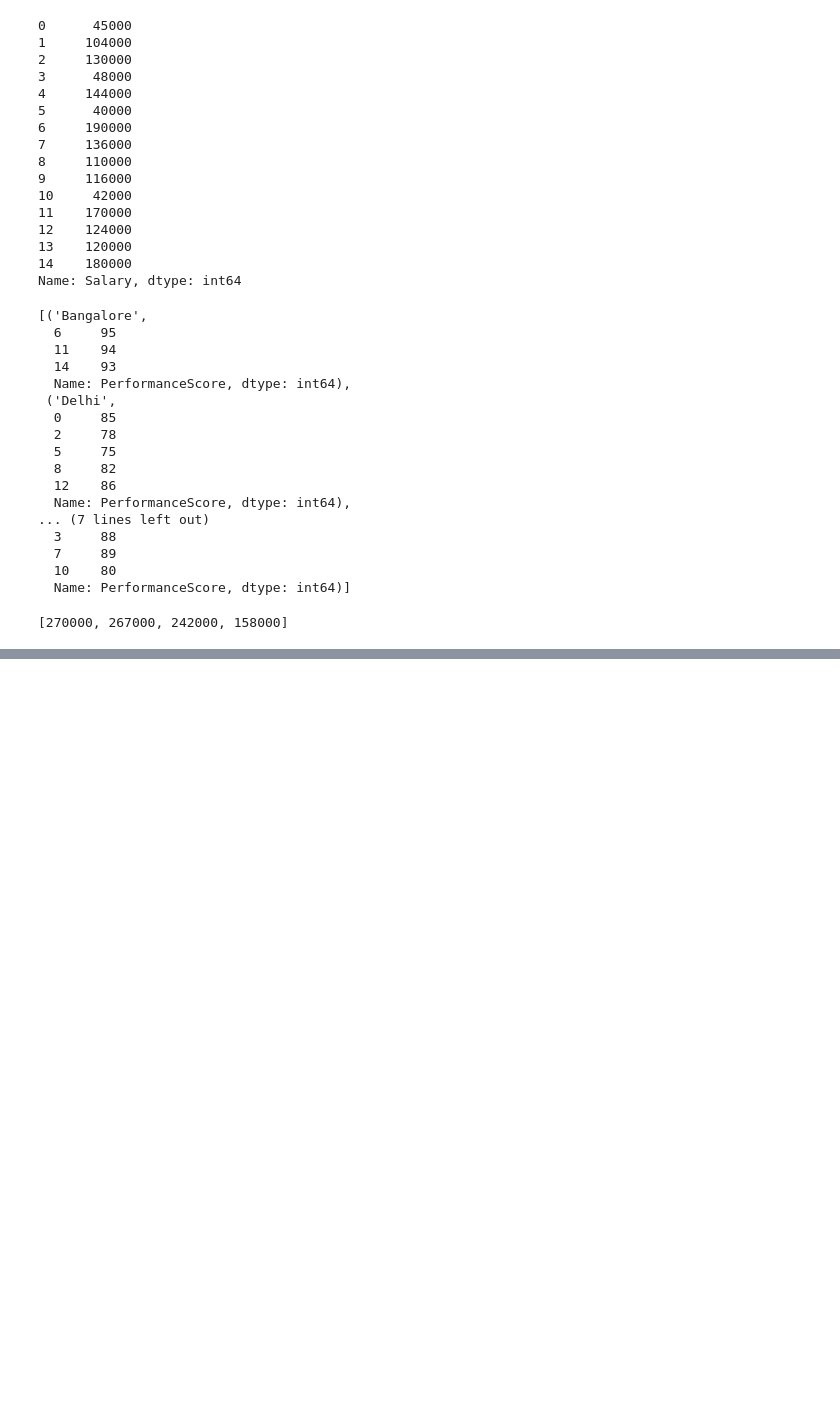
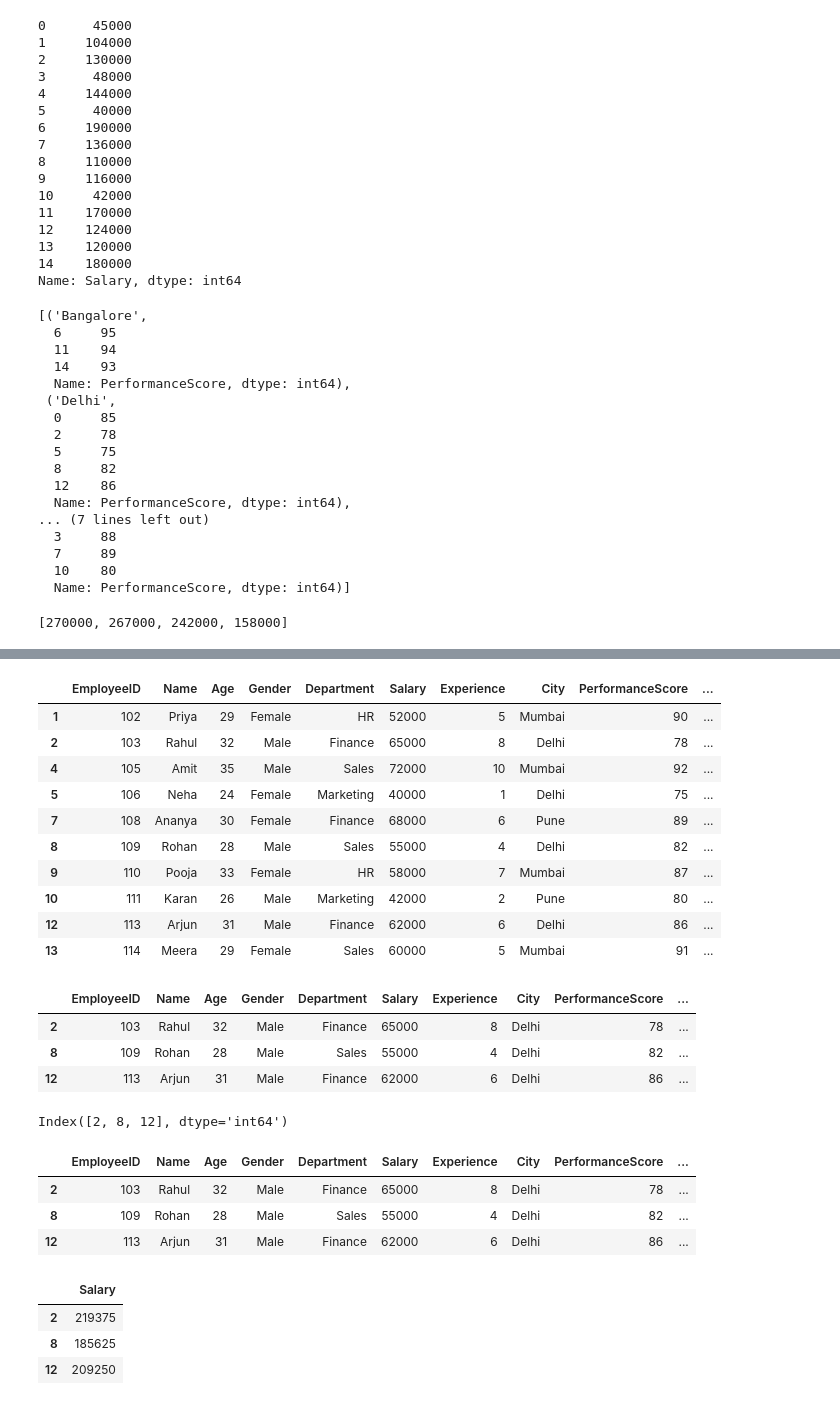
Before and after one commit to Mee-SUJAL/Employee-data-analysis, a Jupyter notebook: Employee_insights_citywise.ipynb, the cells around one changed output, grey strips where cells are left out. Drawn from its saved outputs; the diff is of its cells as text; code cells hidden in the pictures; blank space fills up the shorter version.

```diff
--- a/Employee_insights_citywise.ipynb
+++ b/Employee_insights_citywise.ipynb
@@ -594,0 +578,2 @@ list(df.groupby('City')['Salary'].agg('sum'))
+# %%
+df=pd.read_csv('Employee.csv')
@@ -594,0 +719,3 @@ list(df.groupby('City')['Salary'].agg('sum'))
+# %%
+df=df.groupby(['Department']).filter(lambda data:data['Salary'].mean()<=60000)
+df
@@ -594,0 +770,14 @@ list(df.groupby('City')['Salary'].agg('sum'))
+# %%
+dept
+# %% [output]
+|  | EmployeeID | Name | Age | Gender | Department | Salary | Experience | City | PerformanceScore | ... |
+| 1 | 102 | Priya | 29 | Female | HR | 52000 | 5 | Mumbai | 90 | ... |
+| 2 | 103 | Rahul | 32 | Male | Finance | 65000 | 8 | Delhi | 78 | ... |
+| 4 | 105 | Amit | 35 | Male | Sales | 72000 | 10 | Mumbai | 92 | ... |
+| 5 | 106 | Neha | 24 | Female | Marketing | 40000 | 1 | Delhi | 75 | ... |
+| 7 | 108 | Ananya | 30 | Female | Finance | 68000 | 6 | Pune | 89 | ... |
+| 8 | 109 | Rohan | 28 | Male | Sales | 55000 | 4 | Delhi | 82 | ... |
+| 9 | 110 | Pooja | 33 | Female | HR | 58000 | 7 | Mumbai | 87 | ... |
+| 10 | 111 | Karan | 26 | Male | Marketing | 42000 | 2 | Pune | 80 | ... |
+| 12 | 113 | Arjun | 31 | Male | Finance | 62000 | 6 | Delhi | 86 | ... |
+| 13 | 114 | Meera | 29 | Female | Sales | 60000 | 5 | Mumbai | 91 | ... |
@@ -594,0 +786,7 @@ list(df.groupby('City')['Salary'].agg('sum'))
+# %%
+increase
+# %% [output]
+|  | EmployeeID | Name | Age | Gender | Department | Salary | Experience | City | PerformanceScore | ... |
+| 2 | 103 | Rahul | 32 | Male | Finance | 65000 | 8 | Delhi | 78 | ... |
+| 8 | 109 | Rohan | 28 | Male | Sales | 55000 | 4 | Delhi | 82 | ... |
+| 12 | 113 | Arjun | 31 | Male | Finance | 62000 | 6 | Delhi | 86 | ... |
@@ -594,0 +795,4 @@ list(df.groupby('City')['Salary'].agg('sum'))
+# %%
+position
+# %% [output]
+Index([2, 8, 12], dtype='int64')
@@ -594,0 +801,14 @@ list(df.groupby('City')['Salary'].agg('sum'))
+# %%
+increase
+# %% [output]
+|  | EmployeeID | Name | Age | Gender | Department | Salary | Experience | City | PerformanceScore | ... |
+| 2 | 103 | Rahul | 32 | Male | Finance | 65000 | 8 | Delhi | 78 | ... |
+| 8 | 109 | Rohan | 28 | Male | Sales | 55000 | 4 | Delhi | 82 | ... |
+| 12 | 113 | Arjun | 31 | Male | Finance | 62000 | 6 | Delhi | 86 | ... |
+# %%
+(df.loc[position,['Salary']])+(df.loc[position,['Salary']]//2)
+# %% [output]
+|  | Salary |
+| 2 | 219375 |
+| 8 | 185625 |
+| 12 | 209250 |
```
Also changed, not shown: parts of 27 cells of this notebook.
